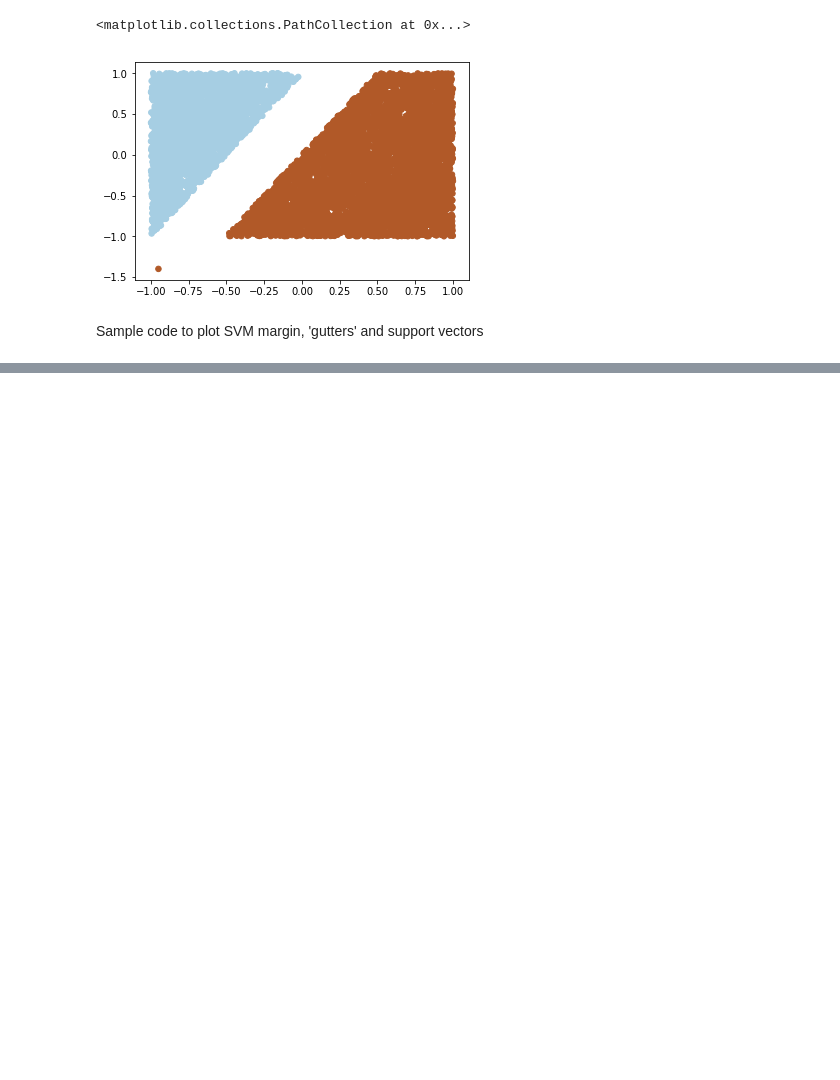
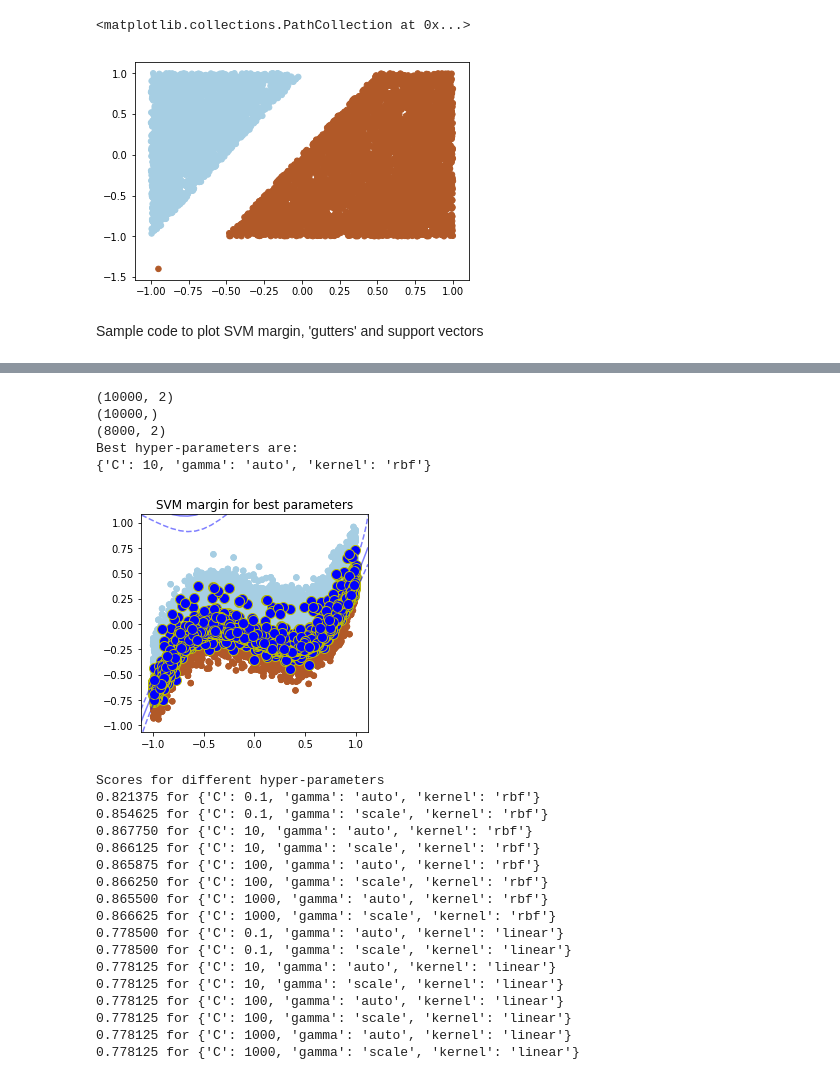
Before and after one commit to vipulpopat/MSCAI_Sem1_Etivity5, a Jupyter notebook: Etivity5_CE6002.ipynb, the cells around one changed output, grey strips where cells are left out. Cells and saved outputs as stored; diff of their text form; code cells hidden in the pictures; blank space fills up the shorter version.

```diff
--- a/Etivity5_CE6002.ipynb
+++ b/Etivity5_CE6002.ipynb
@@ -86,0 +174,42 @@ ax.scatter(clf.best_estimator_.support_vectors_[:, 0], clf.best_estimator_.suppo
+# %%
+# explore dataset_2
+df2 = pd.read_csv("./dataset_2.csv")
+df2.head(5)
+
+X2 = df2[['0','1']]
+y2 = df2['2']
+print (X2.shape)
+print (y2.shape)
+
+# split data
+X2_train, X2_test, y2_train, y2_test = train_test_split(X2, y2, test_size=0.2, random_state=42)
+
+print (X2_train.shape)
+
+plt.scatter(X2_train.values[:, 0], X2_train.values[:, 1], c=y2_train, s=30, cmap=plt.cm.Paired)
+
+explore_hyper_parameters(X2_train,y2_train)
+# %% [output]
+(10000, 2)
+(10000,)
+(8000, 2)
+Best hyper-parameters are:
+{'C': 10, 'gamma': 'auto', 'kernel': 'rbf'}
+[figure, added]
+Scores for different hyper-parameters
+0.821375 for {'C': 0.1, 'gamma': 'auto', 'kernel': 'rbf'}
+0.854625 for {'C': 0.1, 'gamma': 'scale', 'kernel': 'rbf'}
+0.867750 for {'C': 10, 'gamma': 'auto', 'kernel': 'rbf'}
+0.866125 for {'C': 10, 'gamma': 'scale', 'kernel': 'rbf'}
+0.865875 for {'C': 100, 'gamma': 'auto', 'kernel': 'rbf'}
+0.866250 for {'C': 100, 'gamma': 'scale', 'kernel': 'rbf'}
+0.865500 for {'C': 1000, 'gamma': 'auto', 'kernel': 'rbf'}
+0.866625 for {'C': 1000, 'gamma': 'scale', 'kernel': 'rbf'}
+0.778500 for {'C': 0.1, 'gamma': 'auto', 'kernel': 'linear'}
+0.778500 for {'C': 0.1, 'gamma': 'scale', 'kernel': 'linear'}
+0.778125 for {'C': 10, 'gamma': 'auto', 'kernel': 'linear'}
+0.778125 for {'C': 10, 'gamma': 'scale', 'kernel': 'linear'}
+0.778125 for {'C': 100, 'gamma': 'auto', 'kernel': 'linear'}
+0.778125 for {'C': 100, 'gamma': 'scale', 'kernel': 'linear'}
+0.778125 for {'C': 1000, 'gamma': 'auto', 'kernel': 'linear'}
+0.778125 for {'C': 1000, 'gamma': 'scale', 'kernel': 'linear'}
```
Also changed, not shown: parts of 11 cells of this notebook.
